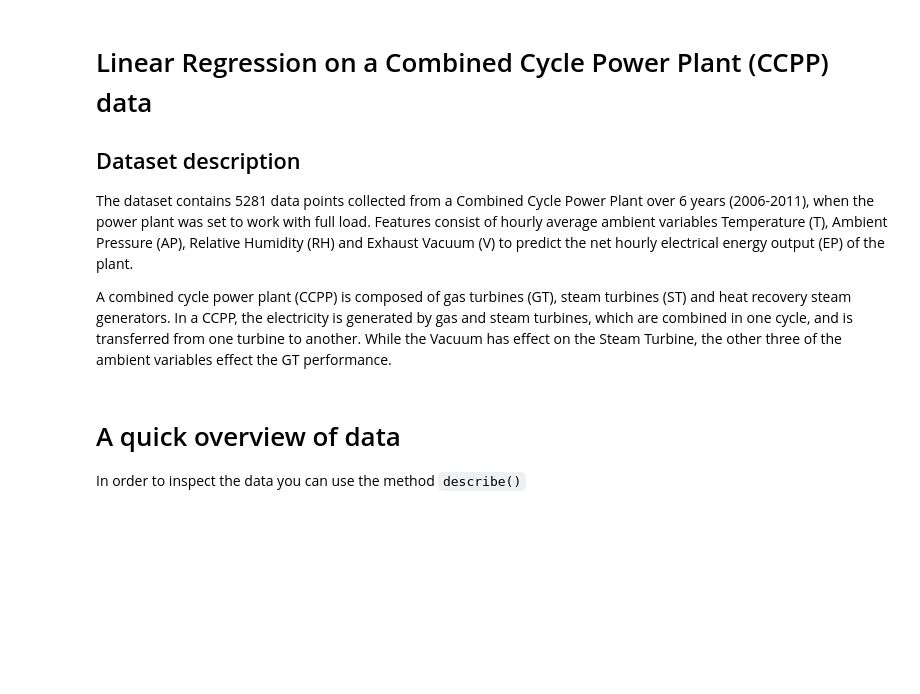
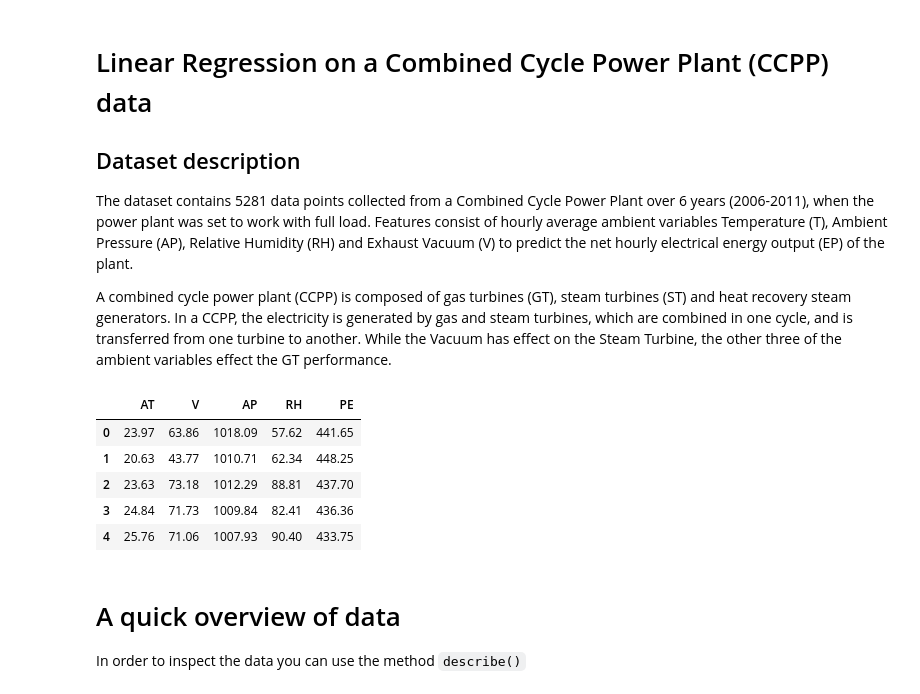
Before and after one commit to VukasNikola/12-Week-AI-Project, a Jupyter notebook: MachineLearning/Linear_Regression.ipynb, the cells around one changed output. Drawn from its saved outputs; the diff is of its cells as text; code cells hidden in the pictures; blank space fills up the shorter version.

```diff
--- a/MachineLearning/Linear_Regression.ipynb
+++ b/MachineLearning/Linear_Regression.ipynb
@@ -40,11 +17,23 @@ from scipy import stats
 # %%
 ## Import Data
 # Load the data from a .csv file
-np.random.seed(ID_number)
+np.random.seed(23190626)
+import ssl, certifi
+ctx = ssl.create_default_context(cafile=certifi.where())
+
 
 import pandas as pd
 url = "https://raw.githubusercontent.com/LucaZancato/ML2020-2021/main/ccpp_Data_clean2018.csv"
 data = np.array(pd.read_csv(url, sep=';'))
+data_pd = pd.read_csv(url, sep=';')
+data_pd.head()
+# %% [output]
+|  | AT | V | AP | RH | PE |
+| 0 | 23.97 | 63.86 | 1018.09 | 57.62 | 441.65 |
+| 1 | 20.63 | 43.77 | 1010.71 | 62.34 | 448.25 |
+| 2 | 23.63 | 73.18 | 1012.29 | 88.81 | 437.70 |
+| 3 | 24.84 | 71.73 | 1009.84 | 82.41 | 436.36 |
+| 4 | 25.76 | 71.06 | 1007.93 | 90.40 | 433.75 |
 # %% [markdown]
 # A quick overview of data
 
```
Also changed, not shown: parts of 8 cells of this notebook.
